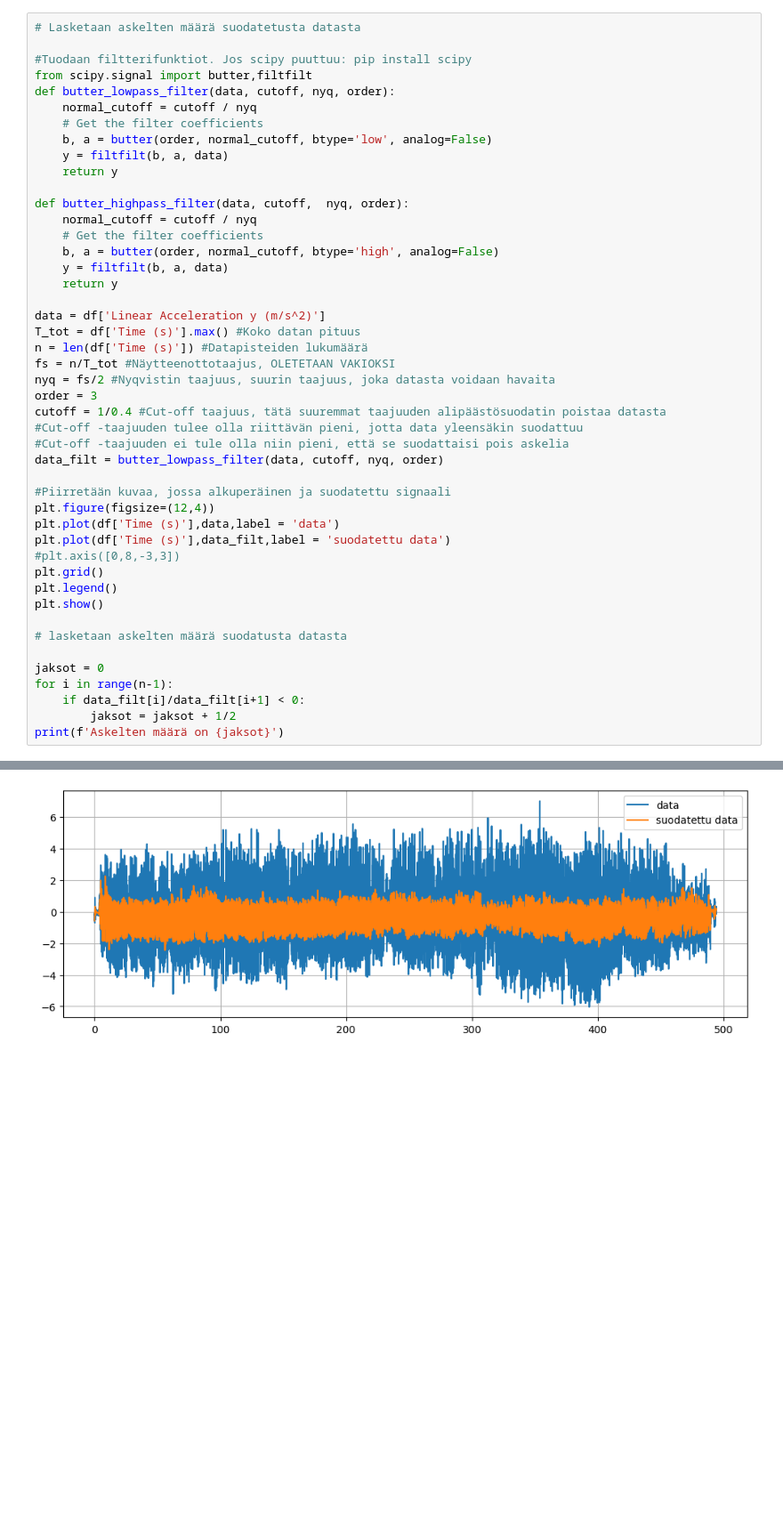
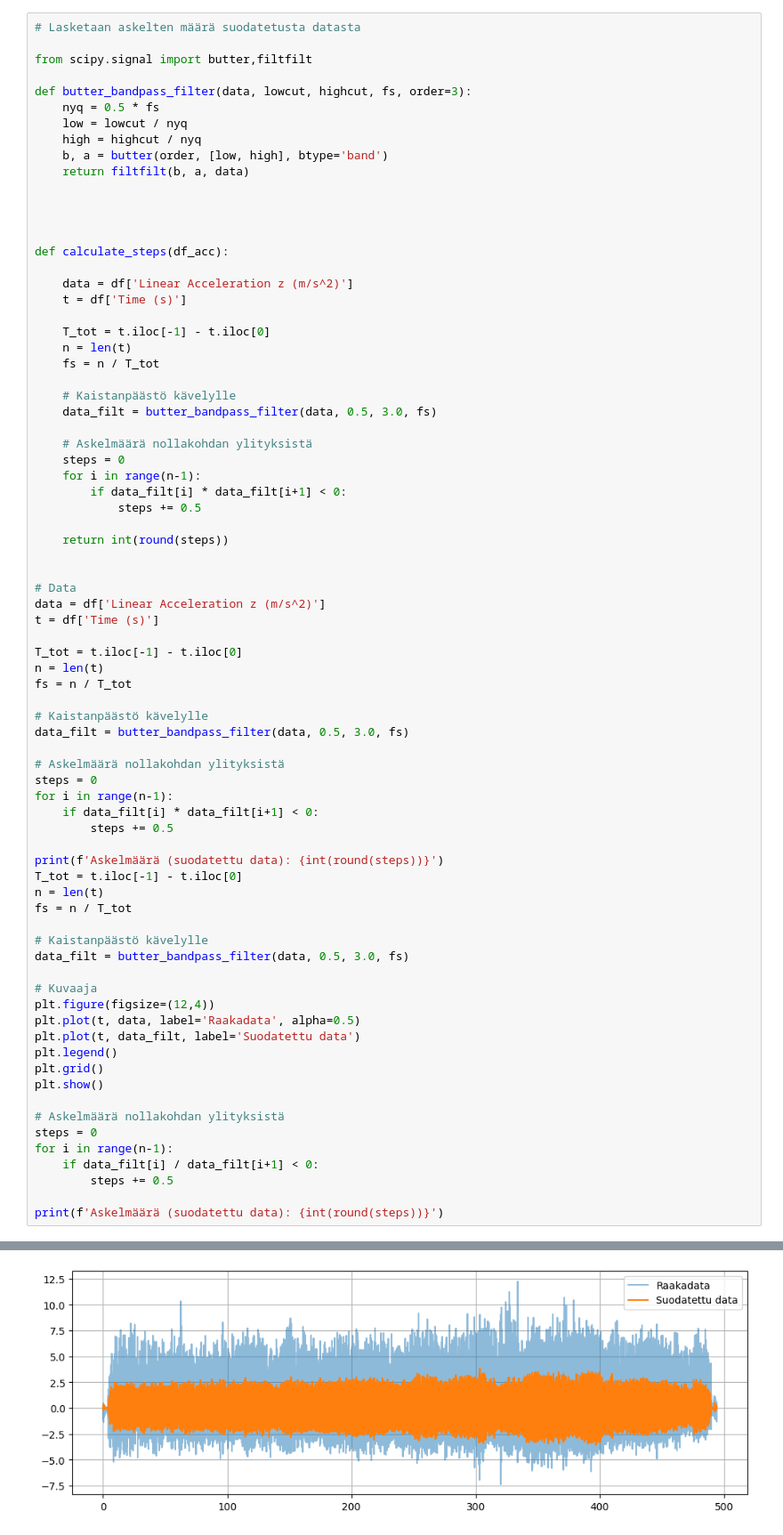
Before and after one commit to jasa89/fysiikanlopputy-, a Jupyter notebook: projekti.ipynb, the cells around one changed output, grey strips where cells are left out. Shown at 89% size. Cells and saved outputs as stored; diff of their text form; blank space fills up the shorter version.

```diff
--- a/projekti.ipynb
+++ b/projekti.ipynb
@@ -27,47 +27,77 @@ plt.show()
 # %%
 # Lasketaan askelten määrä suodatetusta datasta
 
-#Tuodaan filtterifunktiot. Jos scipy puuttuu: pip install scipy
 from scipy.signal import butter,filtfilt
-def butter_lowpass_filter(data, cutoff, nyq, order):
-    normal_cutoff = cutoff / nyq
-    # Get the filter coefficients
-    b, a = butter(order, normal_cutoff, btype='low', analog=False)
-    y = filtfilt(b, a, data)
-    return y
 
-def butter_highpass_filter(data, cutoff,  nyq, order):
-    normal_cutoff = cutoff / nyq
-    # Get the filter coefficients
-    b, a = butter(order, normal_cutoff, btype='high', analog=False)
-    y = filtfilt(b, a, data)
-    return y
+def butter_bandpass_filter(data, lowcut, highcut, fs, order=3):
+    nyq = 0.5 * fs
+    low = lowcut / nyq
+    high = highcut / nyq
+    b, a = butter(order, [low, high], btype='band')
+    return filtfilt(b, a, data)
 
-data = df['Linear Acceleration y (m/s^2)']
-T_tot = df['Time (s)'].max() #Koko datan pituus
-n = len(df['Time (s)']) #Datapisteiden lukumäärä
-fs = n/T_tot #Näytteenottotaajus, OLETETAAN VAKIOKSI
-nyq = fs/2 #Nyqvistin taajuus, suurin taajuus, joka datasta voidaan havaita
-order = 3
-cutoff = 1/0.4 #Cut-off taajuus, tätä suuremmat taajuuden alipäästösuodatin poistaa datasta
-#Cut-off -taajuuden tulee olla riittävän pieni, jotta data yleensäkin suodattuu
-#Cut-off -taajuuden ei tule olla niin pieni, että se suodattaisi pois askelia
-data_filt = butter_lowpass_filter(data, cutoff, nyq, order)
 
-#Piirretään kuvaa, jossa alkuperäinen ja suodatettu signaali
+
+
+def calculate_steps(df_acc):
+
+    data = df['Linear Acceleration z (m/s^2)']
+    t = df['Time (s)']
+
+    T_tot = t.iloc[-1] - t.iloc[0]
+    n = len(t)
+    fs = n / T_tot
+
+    # Kaistanpäästö kävelylle
+    data_filt = butter_bandpass_filter(data, 0.5, 3.0, fs)
+
+    # Askelmäärä nollakohdan ylityksistä
+    steps = 0
+    for i in range(n-1):
+        if data_filt[i] * data_filt[i+1] < 0:
+            steps += 0.5
+
+    return int(round(steps))
+
+
+# Data
+data = df['Linear Acceleration z (m/s^2)']
+t = df['Time (s)']
+
+T_tot = t.iloc[-1] - t.iloc[0]
+n = len(t)
+fs = n / T_tot
+
+# Kaistanpäästö kävelylle
+data_filt = butter_bandpass_filter(data, 0.5, 3.0, fs)
+
+# Askelmäärä nollakohdan ylityksistä
+steps = 0
+for i in range(n-1):
+    if data_filt[i] * data_filt[i+1] < 0:
+        steps += 0.5
+
+print(f'Askelmäärä (suodatettu data): {int(round(steps))}')
+T_tot = t.iloc[-1] - t.iloc[0]
+n = len(t)
+fs = n / T_tot
+
+# Kaistanpäästö kävelylle
+data_filt = butter_bandpass_filter(data, 0.5, 3.0, fs)
+
+# Kuvaaja
 plt.figure(figsize=(12,4))
-plt.plot(df['Time (s)'],data,label = 'data')
-plt.plot(df['Time (s)'],data_filt,label = 'suodatettu data')
-#plt.axis([0,8,-3,3])
+plt.plot(t, data, label='Raakadata', alpha=0.5)
+plt.plot(t, data_filt, label='Suodatettu data')
+plt.legend()
 plt.grid()
-plt.legend()
 plt.show()
 
-# lasketaan askelten määrä suodatusta datasta
+# Askelmäärä nollakohdan ylityksistä
+steps = 0
+for i in range(n-1):
+    if data_filt[i] / data_filt[i+1] < 0:
+        steps += 0.5
 
-jaksot = 0
-for i in range(n-1):
-    if data_filt[i]/data_filt[i+1] < 0:
-        jaksot = jaksot + 1/2
-print(f'Askelten määrä on {jaksot}')
+print(f'Askelmäärä (suodatettu data): {int(round(steps))}')
 # %% [output]
@@ -74 +105 @@ print(f'Askelten määrä on {jaksot}')
-[figure, old version]
+[figure, new version]
```
Also changed, not shown: parts of 7 cells of this notebook, 5 other files.
